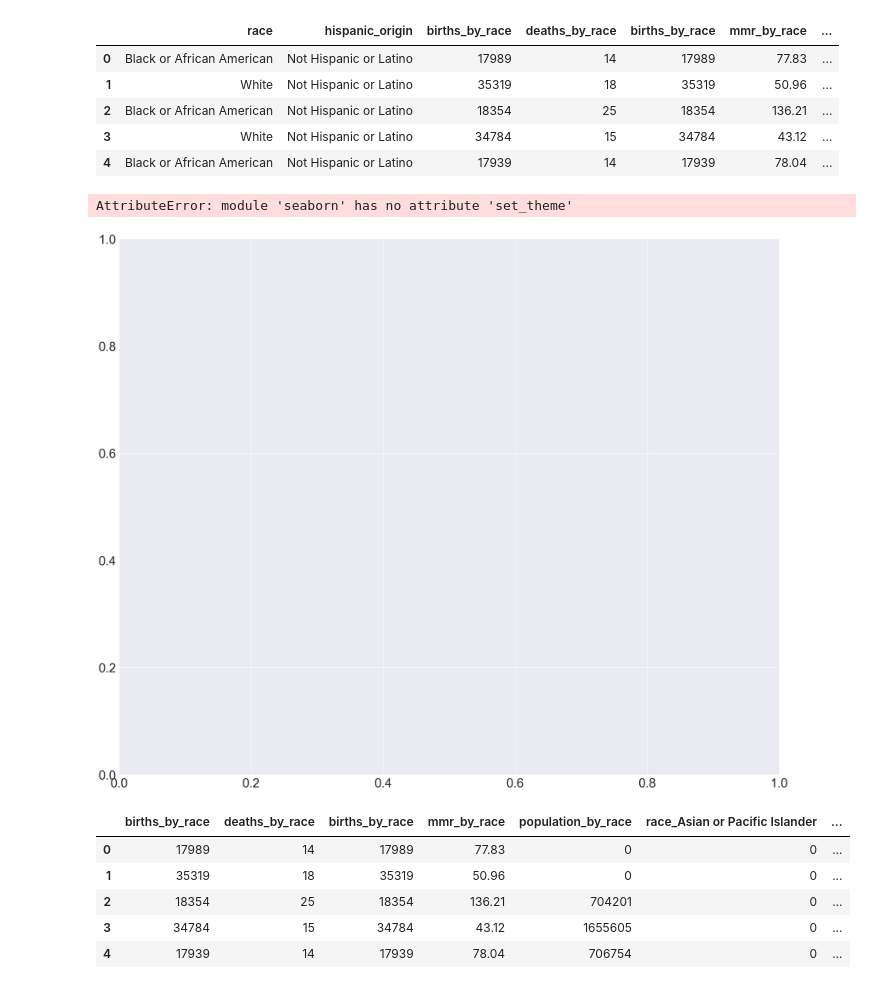
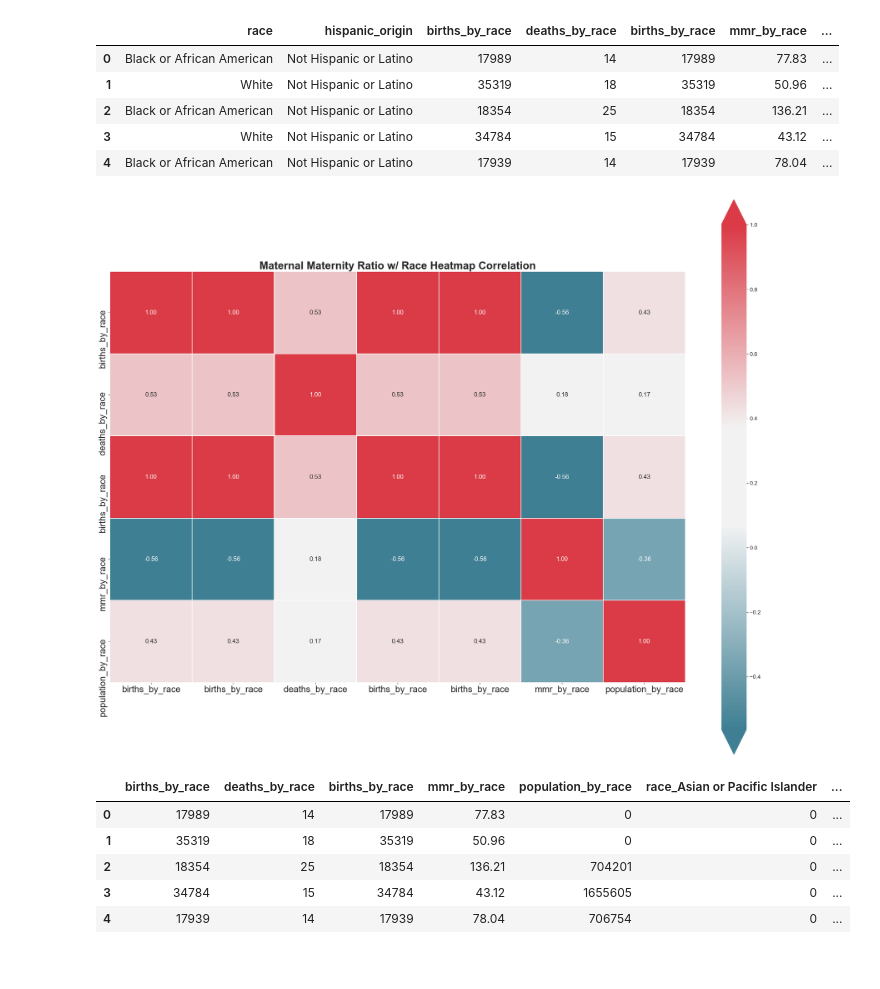
Before and after one commit to abpuccini/maternal-mortality-project, a Jupyter notebook: machine_learning/model_testing/Lasso_Reg_By_Race_ah.ipynb, the cells around one changed output. Saved outputs shown, nothing was run; the diff lists cells and outputs as text; code cells hidden in the pictures.

```diff
--- a/machine_learning/model_testing/Lasso_Reg_By_Race_ah.ipynb
+++ b/machine_learning/model_testing/Lasso_Reg_By_Race_ah.ipynb
@@ -87,39 +87,36 @@ import numpy as np
 fig, ax = plt.subplots(figsize=(36, 30), dpi=80, facecolor='w', edgecolor='k')
 
 # Calculating the correlation matrix for each features in dataset
 corr = selected_features.dropna().corr()
 
 mask = np.zeros_like(corr, dtype=np.bool)
 mask[np.triu_indices_from(mask)] = True
 
 # Want diagonal elements as well
 mask[np.diag_indices_from(mask)] = False
 
 # Setting features
 top_corr_features = corr.index
 sns.set(font_scale=3.5)
 sns.set_theme(context = "paper", style="ticks", font_scale=1.8)
 
 
 # Adjusting the x & y ticks and adding title
 ax.set(title="Maternal Maternity Ratio Heatmap Correlation")
-plt.title("Maternal Maternity Ratio Heatmap Correlation", fontsize = 30, fontweight='bold')
+plt.title("Maternal Maternity Ratio w/ Race Heatmap Correlation", fontsize = 30, fontweight='bold')
 plt.xticks(fontsize=25)
 plt.yticks(fontsize=25)
 
 
 # Plotting the heatmap
-sns.heatmap(corr[top_corr_features], mask=mask,
+sns.heatmap(corr[top_corr_features],
             cmap=sns.diverging_palette(220, 10, sep=50, as_cmap=True),
             square=True, annot=True, ax=ax, fmt='.2f', linewidths=1, linecolor='white',
             cbar_kws={"shrink": .95, "extend":'both'})
 
-plt.savefig('../../static/img/heatmap_non_race.png')
-
 plt.show()
 # %% [output]
-AttributeError: module 'seaborn' has no attribute 'set_theme'
-[figure, old version]
+[figure, new version]
 # %%
 # Use Pandas get_dummies to convert categorical data
 
```
Also changed, not shown: parts of 4 cells of this notebook, 2 other files.
